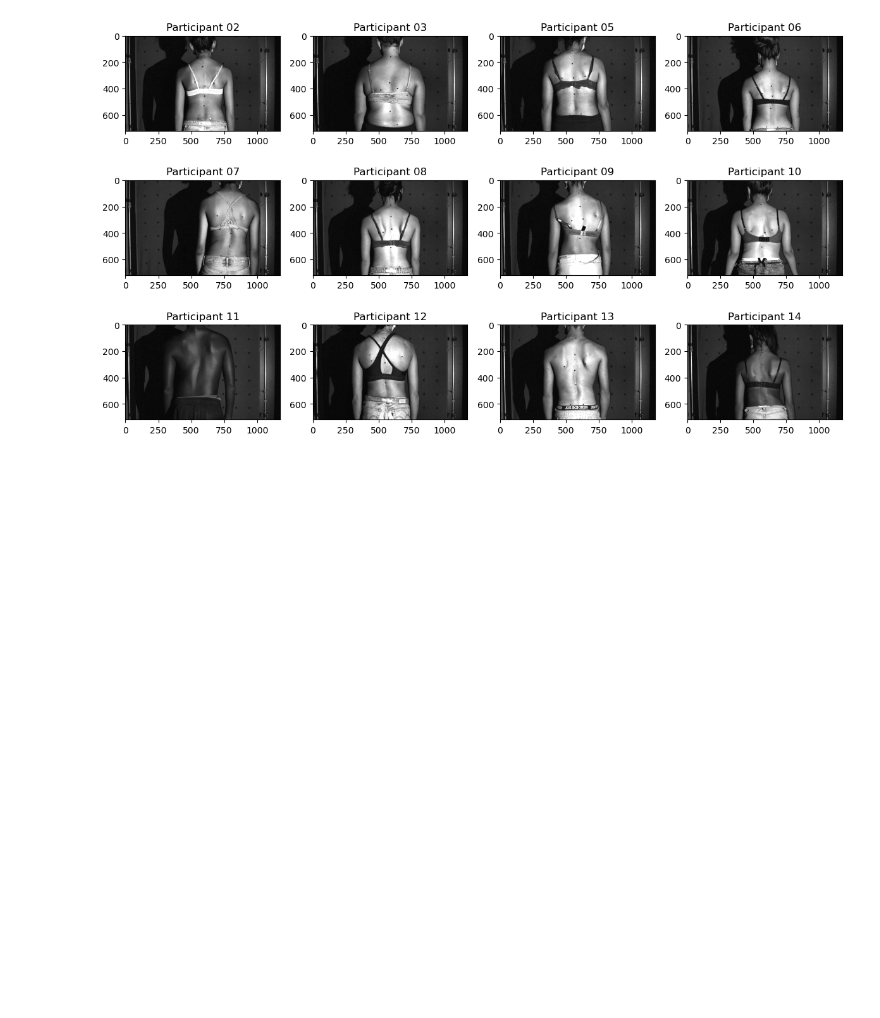
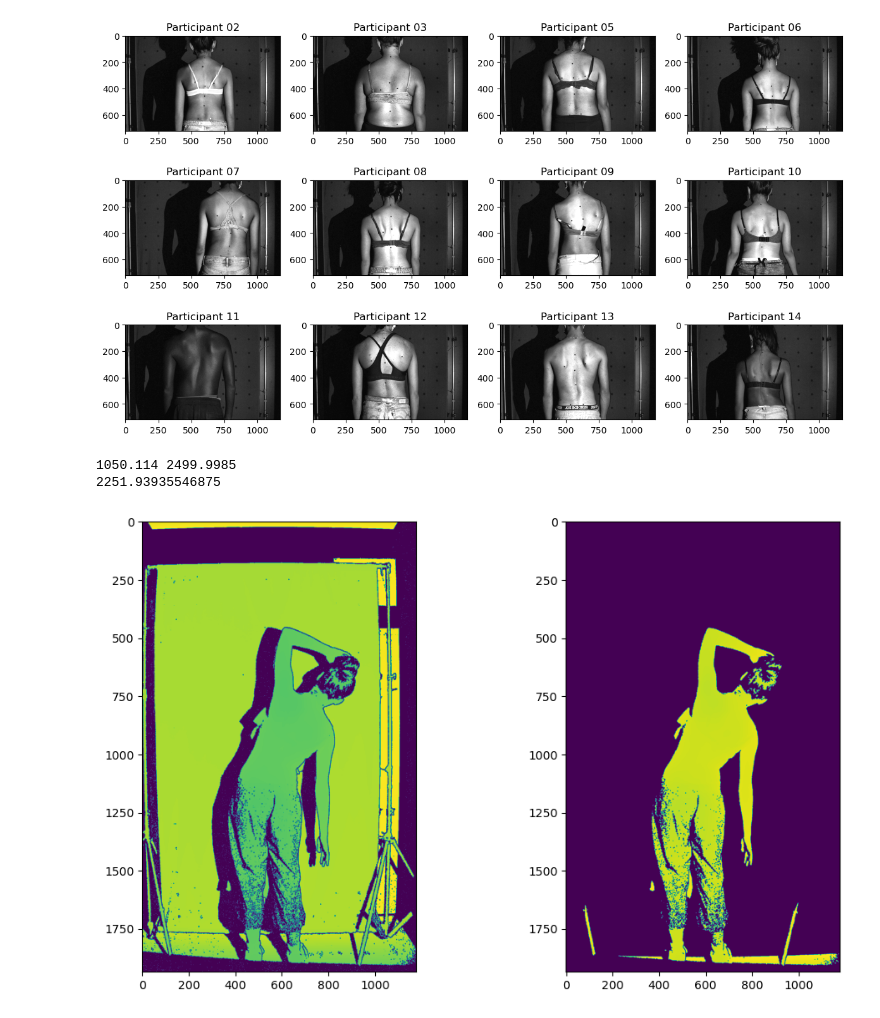
Before and after one commit to ghazalebra/interface_scoliose, a Jupyter notebook: automatic_crop.ipynb, the cells around one changed output. Saved outputs shown, nothing was run; the diff lists cells and outputs as text; code cells hidden in the pictures; blank space fills up the shorter version.

```diff
--- a/automatic_crop.ipynb
+++ b/automatic_crop.ipynb
@@ -156,3 +157,24 @@ for filename in os.listdir(path+'\landmarks'):
 
 with open(path+'\dict\positions.json', 'w') as positions:
             json.dump(dict_coordo, positions)
+# %%
+xyz = np.load(r'D:\StageE23\Data\Ete_2023\Participant19\BD\Contraint\Prise01\xyz_images\pt19_BD_Contraint_01_124368_XYZ_0.npy')
+z = xyz[:,:,2]
+
+zz = z[np.where(z>0)]
+zz = zz[np.where(zz<2500)]
+print(np.min(zz), np.max(zz))
+body_z = np.quantile(zz, 0.3)
+print(body_z)
+z_nobg = copy.deepcopy(z)
+z_nobg[np.where(z > body_z + 200)] = False
+z_nobg = median_filter(z_nobg, 3)
+
+fig, (ax1, ax2) = plt.subplots(1,2)
+ax1.imshow(z)
+ax2.imshow(z_nobg)
+plt.show()
+# %% [output]
+1050.114 2499.9985
+2251.93935546875
+[figure, added]
```
Also changed, not shown: parts of 2 cells of this notebook, 5 other files.
